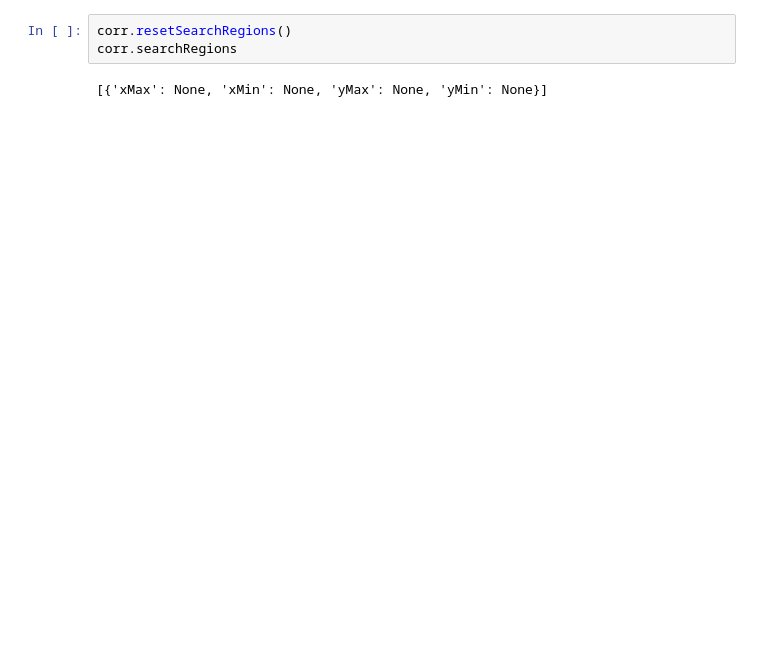
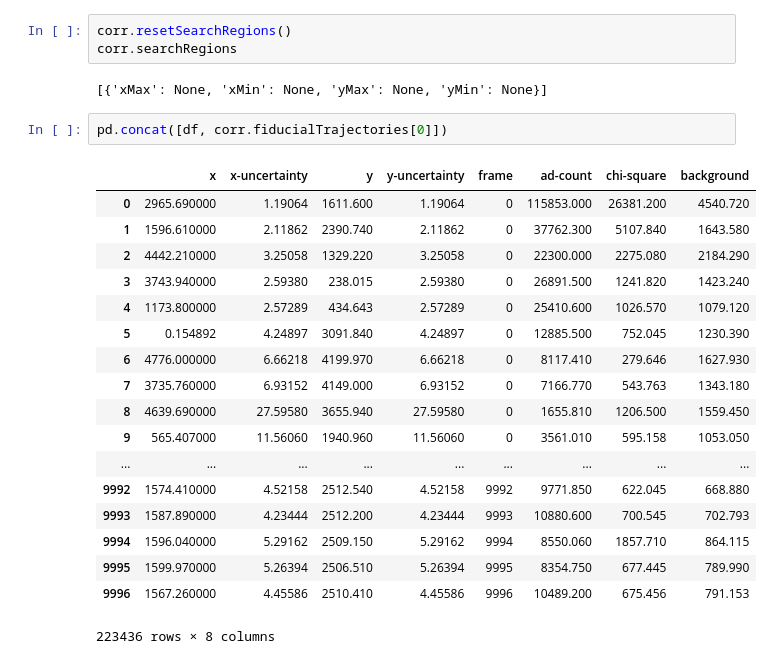
Before and after one commit to kmdouglass/bstore, a Jupyter notebook: playground/Test Centriole Fiducial Tracking.ipynb, the cells around one changed output. Cells and saved outputs as stored; diff of their text form; blank space fills up the shorter version.

Commit message:
Began prototyping code to remove fiducials from the list.
Former-commit-id: c8974ff02480d68e8887e48ebe3c162adae29cca

```diff
--- a/playground/Test Centriole Fiducial Tracking.ipynb
+++ b/playground/Test Centriole Fiducial Tracking.ipynb
@@ -95,3 +84,24 @@ corr.resetSearchRegions()
 corr.searchRegions
 # %% [output]
 [{'xMax': None, 'xMin': None, 'yMax': None, 'yMin': None}]
+# %%
+pd.concat([df, corr.fiducialTrajectories[0]])
+# %% [output]
+|  | x | x-uncertainty | y | y-uncertainty | frame | ad-count | chi-square | background |
+| 0 | 2965.690000 | 1.19064 | 1611.600 | 1.19064 | 0 | 115853.000 | 26381.200 | 4540.720 |
+| 1 | 1596.610000 | 2.11862 | 2390.740 | 2.11862 | 0 | 37762.300 | 5107.840 | 1643.580 |
+| 2 | 4442.210000 | 3.25058 | 1329.220 | 3.25058 | 0 | 22300.000 | 2275.080 | 2184.290 |
+| 3 | 3743.940000 | 2.59380 | 238.015 | 2.59380 | 0 | 26891.500 | 1241.820 | 1423.240 |
+| 4 | 1173.800000 | 2.57289 | 434.643 | 2.57289 | 0 | 25410.600 | 1026.570 | 1079.120 |
+| 5 | 0.154892 | 4.24897 | 3091.840 | 4.24897 | 0 | 12885.500 | 752.045 | 1230.390 |
+| 6 | 4776.000000 | 6.66218 | 4199.970 | 6.66218 | 0 | 8117.410 | 279.646 | 1627.930 |
+| 7 | 3735.760000 | 6.93152 | 4149.000 | 6.93152 | 0 | 7166.770 | 543.763 | 1343.180 |
+| 8 | 4639.690000 | 27.59580 | 3655.940 | 27.59580 | 0 | 1655.810 | 1206.500 | 1559.450 |
+| 9 | 565.407000 | 11.56060 | 1940.960 | 11.56060 | 0 | 3561.010 | 595.158 | 1053.050 |
+| ... | ... | ... | ... | ... | ... | ... | ... | ... |
+| 9992 | 1574.410000 | 4.52158 | 2512.540 | 4.52158 | 9992 | 9771.850 | 622.045 | 668.880 |
+| 9993 | 1587.890000 | 4.23444 | 2512.200 | 4.23444 | 9993 | 10880.600 | 700.545 | 702.793 |
+| 9994 | 1596.040000 | 5.29162 | 2509.150 | 5.29162 | 9994 | 8550.060 | 1857.710 | 864.115 |
+| 9995 | 1599.970000 | 5.26394 | 2506.510 | 5.26394 | 9995 | 8354.750 | 677.445 | 789.990 |
+| 9996 | 1567.260000 | 4.45586 | 2510.410 | 4.45586 | 9996 | 10489.200 | 675.456 | 791.153 |
+223436 rows × 8 columns
```
Also changed, not shown: parts of 5 cells of this notebook, 1 other file.
